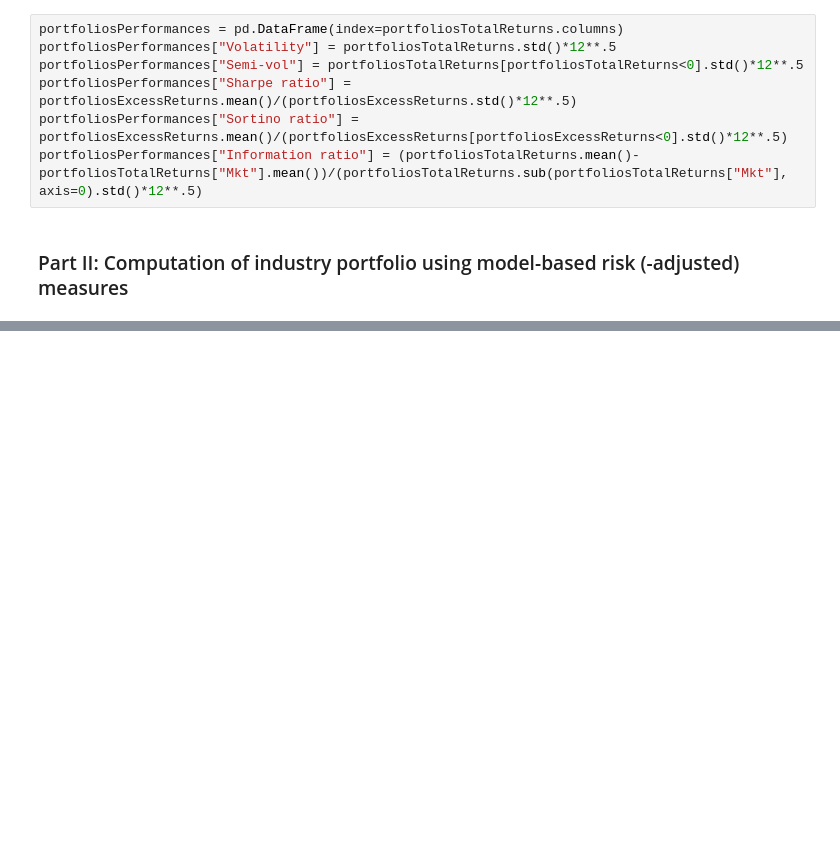
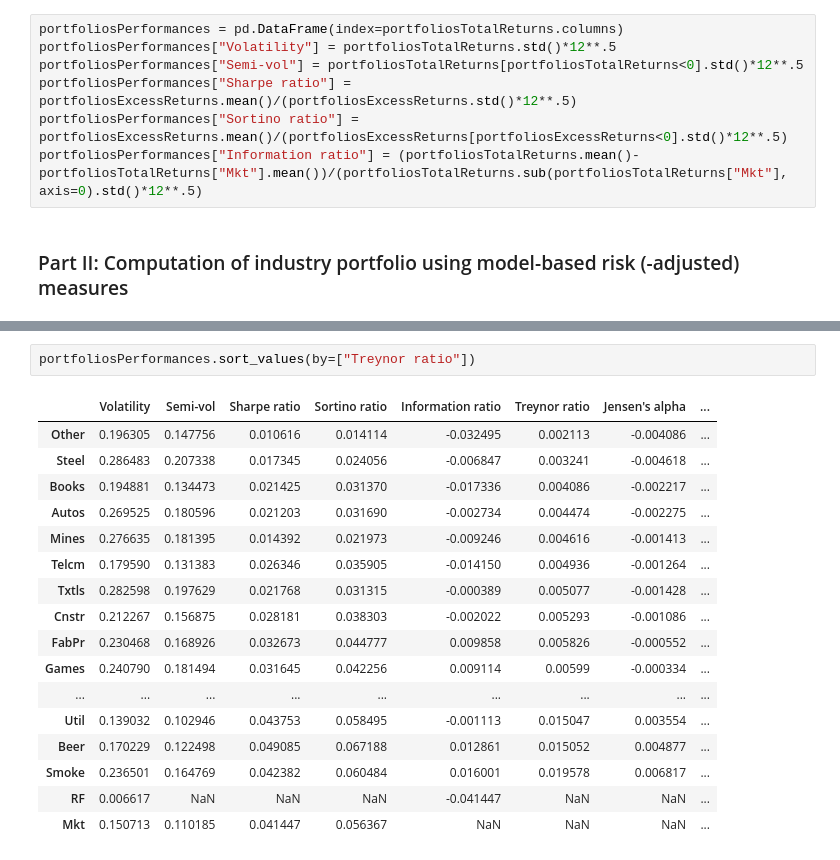
Before and after one commit to olivier-coz/research-methodology-project, a Jupyter notebook: notebooks/Methodology.ipynb, the cells around one changed output, grey strips where cells are left out. Saved outputs shown, nothing was run; the diff lists cells and outputs as text; blank space fills up the shorter version.

```diff
--- a/notebooks/Methodology.ipynb
+++ b/notebooks/Methodology.ipynb
@@ -266,0 +260,20 @@ portfoliosPerformances
+# %%
+portfoliosPerformances.sort_values(by=["Treynor ratio"])
+# %% [output]
+|  | Volatility | Semi-vol | Sharpe ratio | Sortino ratio | Information ratio | Treynor ratio | Jensen's alpha | ... |
+| Other | 0.196305 | 0.147756 | 0.010616 | 0.014114 | -0.032495 | 0.002113 | -0.004086 | ... |
+| Steel | 0.286483 | 0.207338 | 0.017345 | 0.024056 | -0.006847 | 0.003241 | -0.004618 | ... |
+| Books | 0.194881 | 0.134473 | 0.021425 | 0.031370 | -0.017336 | 0.004086 | -0.002217 | ... |
+| Autos | 0.269525 | 0.180596 | 0.021203 | 0.031690 | -0.002734 | 0.004474 | -0.002275 | ... |
+| Mines | 0.276635 | 0.181395 | 0.014392 | 0.021973 | -0.009246 | 0.004616 | -0.001413 | ... |
+| Telcm | 0.179590 | 0.131383 | 0.026346 | 0.035905 | -0.014150 | 0.004936 | -0.001264 | ... |
+| Txtls | 0.282598 | 0.197629 | 0.021768 | 0.031315 | -0.000389 | 0.005077 | -0.001428 | ... |
+| Cnstr | 0.212267 | 0.156875 | 0.028181 | 0.038303 | -0.002022 | 0.005293 | -0.001086 | ... |
+| FabPr | 0.230468 | 0.168926 | 0.032673 | 0.044777 | 0.009858 | 0.005826 | -0.000552 | ... |
+| Games | 0.240790 | 0.181494 | 0.031645 | 0.042256 | 0.009114 | 0.00599 | -0.000334 | ... |
+| ... | ... | ... | ... | ... | ... | ... | ... | ... |
+| Util | 0.139032 | 0.102946 | 0.043753 | 0.058495 | -0.001113 | 0.015047 | 0.003554 | ... |
+| Beer | 0.170229 | 0.122498 | 0.049085 | 0.067188 | 0.012861 | 0.015052 | 0.004877 | ... |
+| Smoke | 0.236501 | 0.164769 | 0.042382 | 0.060484 | 0.016001 | 0.019578 | 0.006817 | ... |
+| RF | 0.006617 | NaN | NaN | NaN | -0.041447 | NaN | NaN | ... |
+| Mkt | 0.150713 | 0.110185 | 0.041447 | 0.056367 | NaN | NaN | NaN | ... |
```
Also changed, not shown: parts of 7 cells of this notebook, 3 other files.
